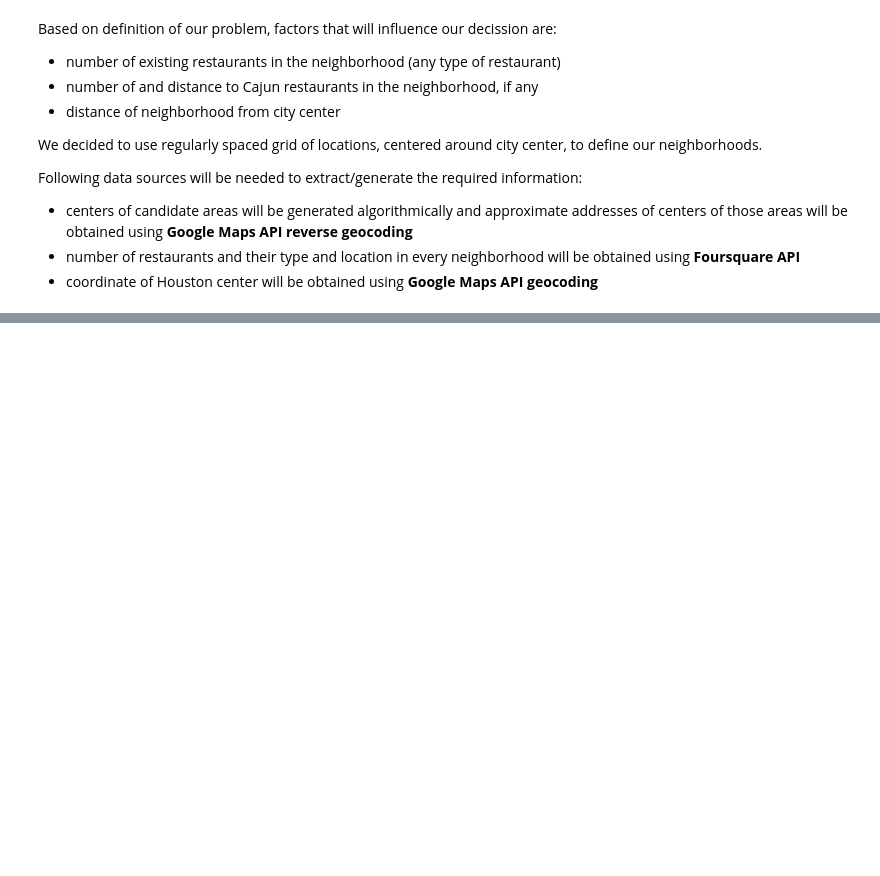
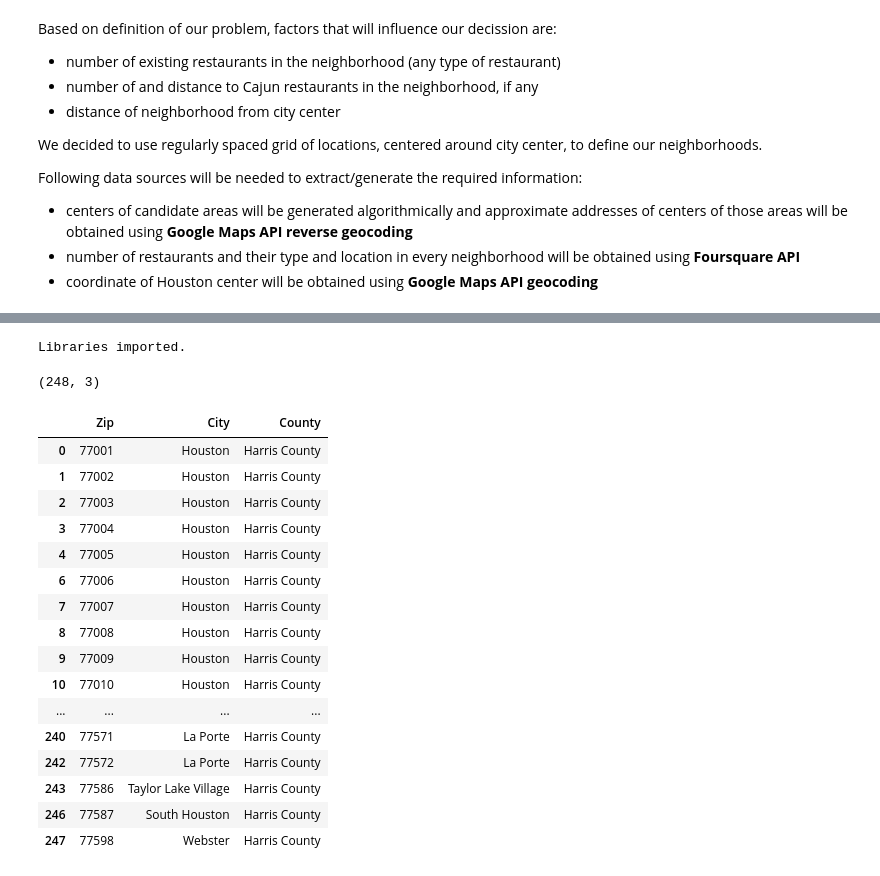
Before and after one commit to Jmangelo1989/Coursera_Capstone, a Jupyter notebook: Final Capstone Project: Part 2.ipynb, the cells around one changed output, grey strips where cells are left out. Saved outputs shown, nothing was run; the diff lists cells and outputs as text; code cells hidden in the pictures; blank space fills up the shorter version.

```diff
--- a/Final Capstone Project: Part 2.ipynb
+++ b/Final Capstone Project: Part 2.ipynb
@@ -14,0 +32,69 @@ Following data sources will be needed to extract/generate the required informati
+# %%
+from bs4 import BeautifulSoup
+import numpy as np # library to handle data in a vectorized manner
+
+import pandas as pd # library for data analsysis
+pd.set_option('display.max_columns', None)
+pd.set_option('display.max_rows', None)
+pd.options.mode.chained_assignment = None  # default='warn'
+
+import json # library to handle JSON files
+
+#!conda install -c conda-forge geopy --yes # uncomment this line if you haven't completed the Foursquare API lab
+from geopy.geocoders import Nominatim # convert an address into latitude and longitude values
+
+import requests # library to handle requests
+from pandas.io.json import json_normalize # tranform JSON file into a pandas dataframe
+
+# Matplotlib and associated plotting modules
+import matplotlib.cm as cm
+import matplotlib.colors as colors
+
+# import k-means from clustering stage
+from sklearn.cluster import KMeans
+
+#!conda install -c conda-forge folium=0.5.0 --yes # uncomment this line if you haven't completed the Foursquare API lab
+import folium # map rendering library
+
+import requests
+from pandas import DataFrame
+
+print('Libraries imported.')
+# %% [output]
+Libraries imported.
+# %%
+url = 'https://www.ciclt.net/sn/clt/capitolimpact/gw_ziplist.aspx?FIPS=48201'
+tbl = pd.read_html(url)
+tbl1 = tbl[2]
+tbl2 = tbl[3]
+tbl3 = tbl[4]
+tbl4 = tbl[5]
+tbl5 = tbl[6]
+data = pd.concat([tbl1,tbl2,tbl3,tbl4,tbl5])
+data = data.reset_index(drop=True)
+data.shape
+# %% [output]
+(248, 3)
+# %%
+data.rename(columns={'Zip Code' : 'Zip'}, inplace=True)
+data = data.drop_duplicates(subset=['Zip'])
+data['Zip'] = data['Zip'].astype(str)
+data
+# %% [output]
+|  | Zip | City | County |
+| 0 | 77001 | Houston | Harris County |
+| 1 | 77002 | Houston | Harris County |
+| 2 | 77003 | Houston | Harris County |
+| 3 | 77004 | Houston | Harris County |
+| 4 | 77005 | Houston | Harris County |
+| 6 | 77006 | Houston | Harris County |
+| 7 | 77007 | Houston | Harris County |
+| 8 | 77008 | Houston | Harris County |
+| 9 | 77009 | Houston | Harris County |
+| 10 | 77010 | Houston | Harris County |
+| ... | ... | ... | ... |
+| 240 | 77571 | La Porte | Harris County |
+| 242 | 77572 | La Porte | Harris County |
+| 243 | 77586 | Taylor Lake Village | Harris County |
+| 246 | 77587 | South Houston | Harris County |
+| 247 | 77598 | Webster | Harris County |
```
Also changed, not shown: parts of 14 cells of this notebook.
